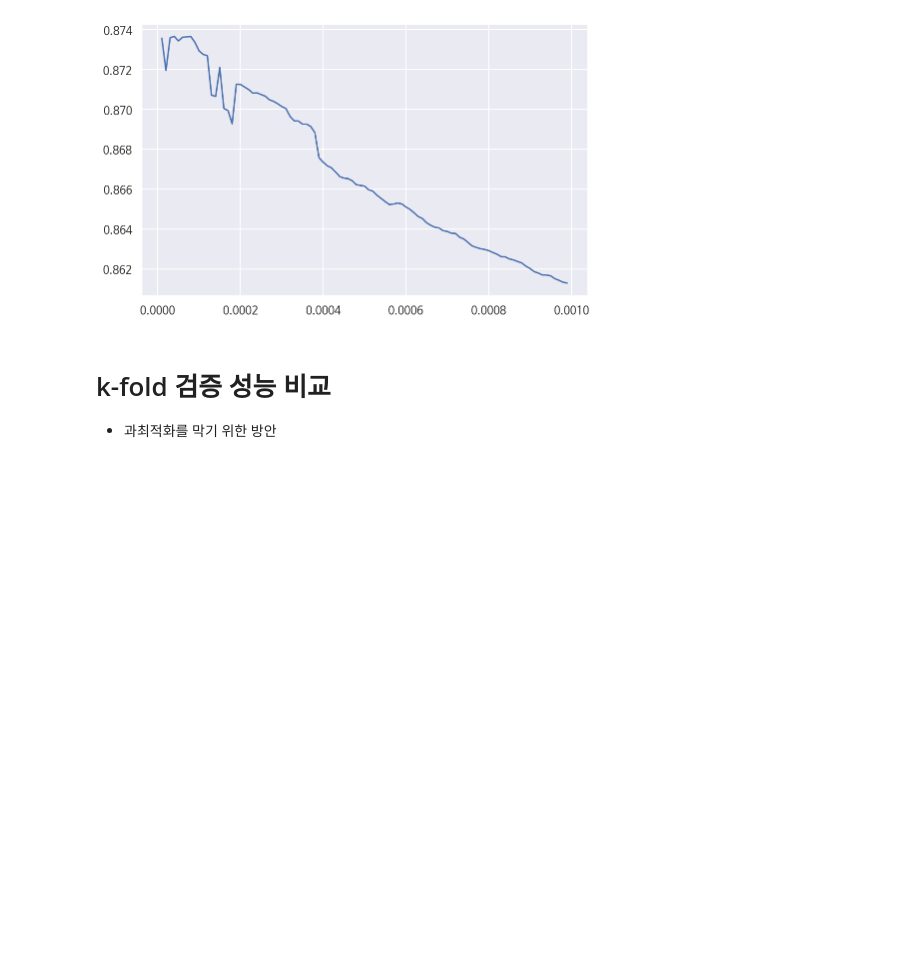
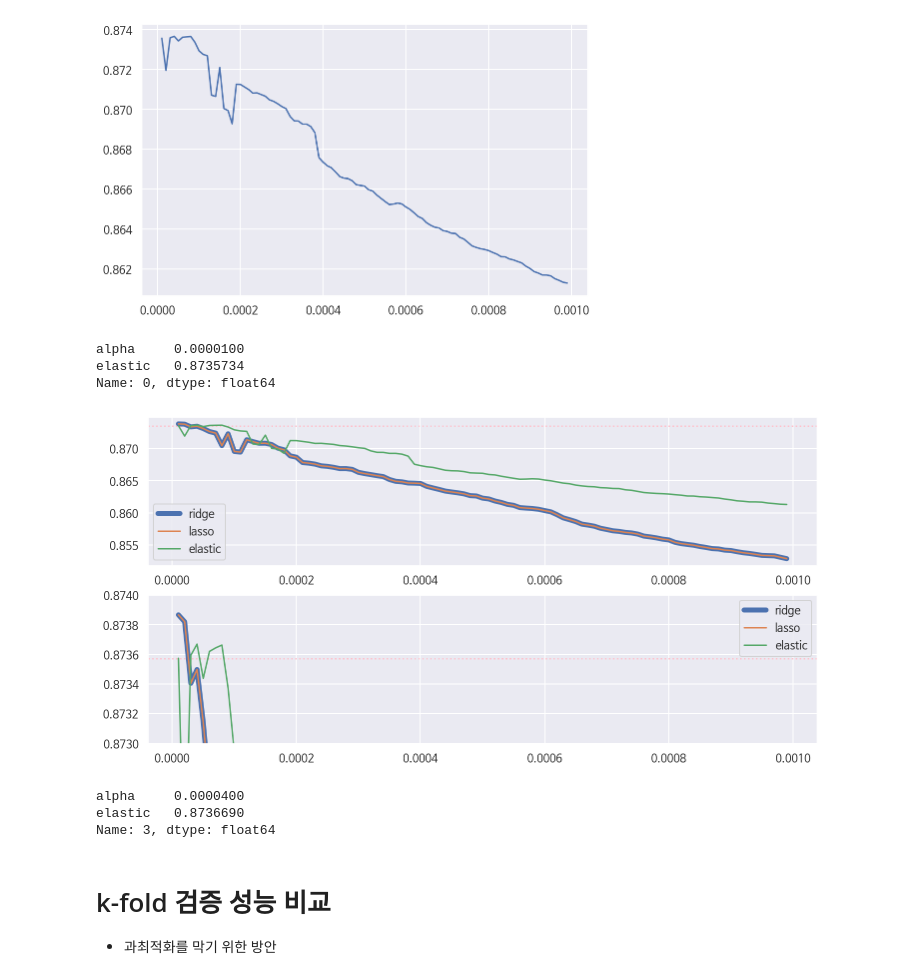
Before and after one commit to HowardHowonYu/Usedcar_regression_project, a Jupyter notebook: howard/중고차_가격분석_최종_발표용.ipynb, the cells around one changed output. Saved outputs shown, nothing was run; the diff lists cells and outputs as text; code cells hidden in the pictures; blank space fills up the shorter version.

```diff
--- a/howard/중고차_가격분석_최종_발표용.ipynb
+++ b/howard/중고차_가격분석_최종_발표용.ipynb
@@ -1158,6 +1168,50 @@ plt.plot(elastic_net_df['alpha'],elastic_net_df['result'])
 # %% [output]
 [<matplotlib.lines.Line2D at 0x...>]
 [figure]
+# %%
+ridge= pd.read_csv('./ridge.csv')
+ridge= ridge[['alpha','result']]
+ridge.columns = ['alpha','ridge']
+# %%
+lasso= pd.read_csv('./lasso.csv')
+lasso= lasso[['alpha','result']]
+lasso.columns = ['alpha','lasso']
+# %%
+elastic= pd.read_csv('./elastic.csv')
+elastic = elastic[['alpha','result']]
+elastic.columns = ['alpha','elastic']
+# %%
+elastic.iloc[0]
+# %% [output]
+alpha     0.0000100
+elastic   0.8735734
+Name: 0, dtype: float64
+# %%
+plt.figure(figsize=(12,6))
+plt.subplot(211)
+plt.axhline(0.8735734,linestyle=':',c='pink')
+plt.plot('alpha','ridge',data=ridge,linewidth=5)
+plt.plot('alpha','lasso',data=lasso)
+plt.plot('alpha','elastic',data=elastic)
+plt.legend()
+
+plt.subplot(212)
+plt.axhline(0.8735734,linestyle=':',c='pink')
+plt.plot('alpha','ridge',data=ridge,linewidth=5)
+plt.plot('alpha','lasso',data=lasso)
+plt.plot('alpha','elastic',data=elastic)
+plt.ylim(0.873,0.874)
+
+plt.legend()
+plt.show()
+# %% [output]
+[figure, added]
+# %%
+elastic.sort_values(by='elastic',ascending=False).iloc[0]
+# %% [output]
+alpha     0.0000400
+elastic   0.8736690
+Name: 3, dtype: float64
 # %% [markdown]
 # k-fold 검증 성능 비교
 - 과최적화를 막기 위한 방안
```
Also changed, not shown: parts of 50 cells of this notebook.
